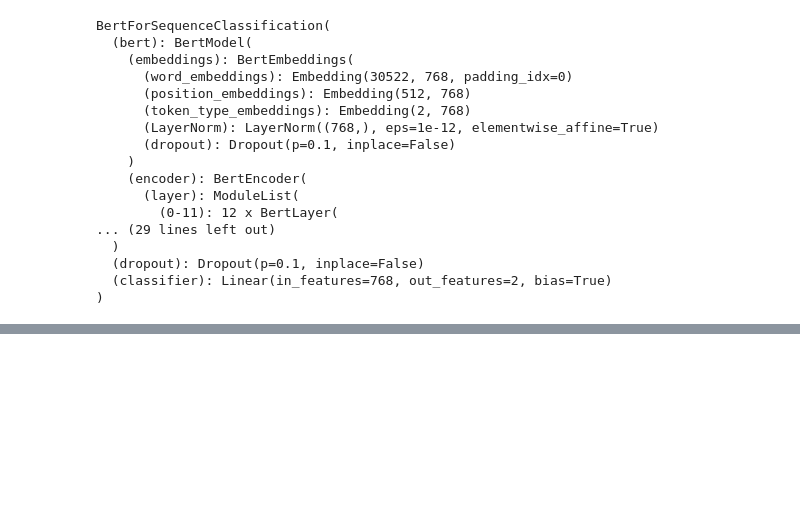
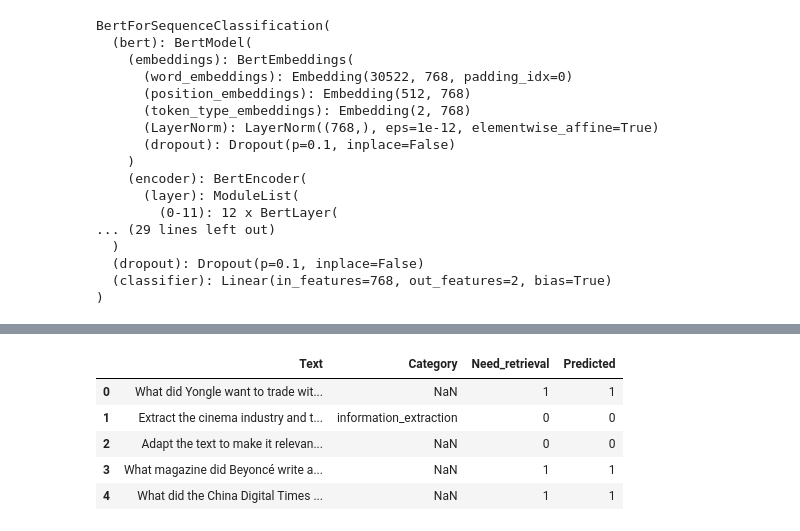
Before and after one commit to Dnau15/SPBRAG, a Jupyter notebook: notebooks/bert_training.ipynb, the cells around one changed output, grey strips where cells are left out. Cells and saved outputs as stored; diff of their text form; code cells hidden in the pictures; blank space fills up the shorter version.

```diff
--- a/notebooks/bert_training.ipynb
+++ b/notebooks/bert_training.ipynb
@@ -398,0 +392,18 @@ results_df.to_csv('../data/predictions.csv')
+# %%
+test_df_2 = pd.read_csv("../data/test.csv")
+
+test_df_2 = test_df_2.rename(columns={"question": "prompt"})
+print(test_df_2.head())
+test_encodings_2 = tokenize_data(test_df_2, tokenizer)
+
+test_labels_2 = test_df_2["need_retrieval"].tolist()
+
+# saving the indices of specific samples in the dataset so that I can easily retrieve them later when needed
+test_indices_2 = test_df_2.index.tolist()
+
+
+test_dataset_2 = TextClassificationDataset(
+    test_encodings_2, test_labels_2, test_indices_2
+)
+
+test_loader_2 = DataLoader(test_dataset_2, batch_size=4, shuffle=False)
@@ -398,0 +432,4 @@ results_df.to_csv('../data/predictions.csv')
+# %%
+results_df_2 = evaluate(
+    model=model, test_loader=test_loader_2, test_df=test_df_2, device=device
+)
@@ -398,0 +438,9 @@ results_df.to_csv('../data/predictions.csv')
+# %%
+results_df_2.head()
+# %% [output]
+|  | Text | Category | Need_retrieval | Predicted |
+| 0 | What did Yongle want to trade wit... | NaN | 1 | 1 |
+| 1 | Extract the cinema industry and t... | information_extraction | 0 | 0 |
+| 2 | Adapt the text to make it relevan... | NaN | 0 | 0 |
+| 3 | What magazine did Beyoncé write a... | NaN | 1 | 1 |
+| 4 | What did the China Digital Times ... | NaN | 1 | 1 |
```
Also changed, not shown: parts of 20 cells of this notebook.
